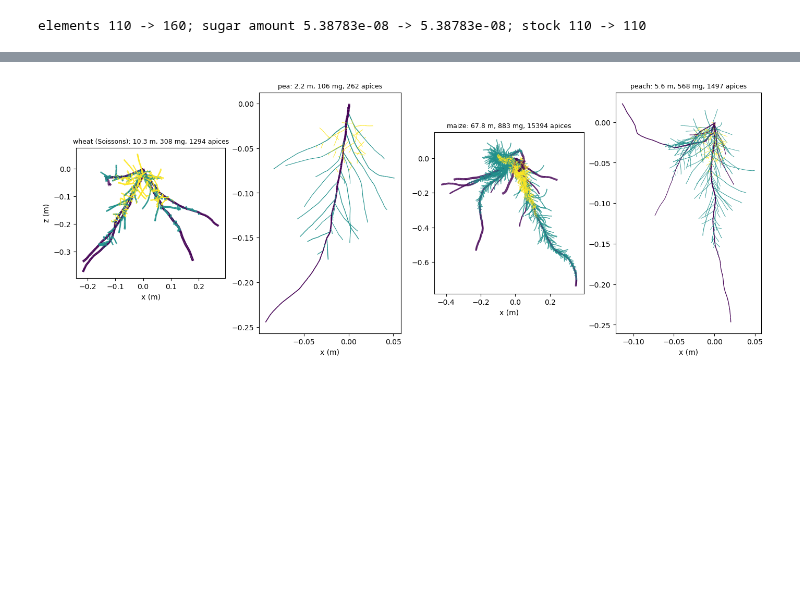
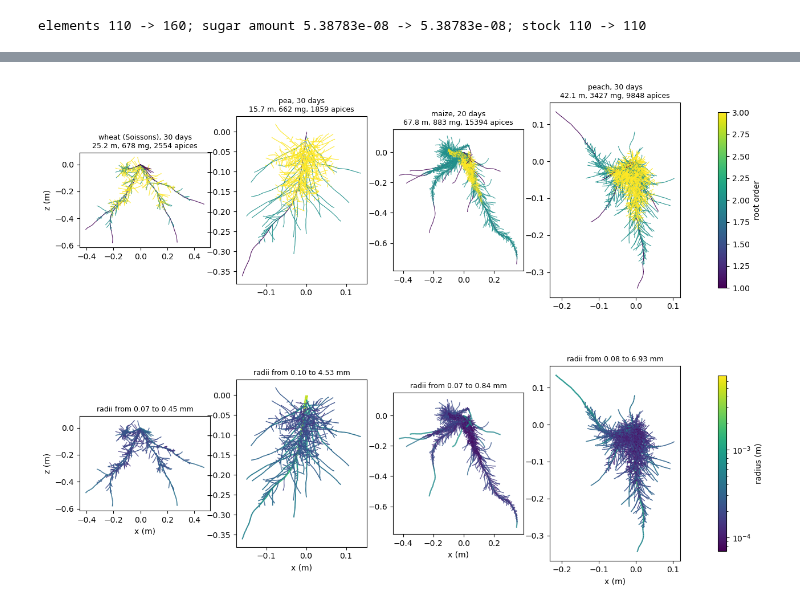
Before and after one commit to openalea/rhizodep, a Jupyter notebook: example/tutorials/tutorial_metafspm_01_root_growth.ipynb, the cells around one changed output, grey strips where cells are left out. Cells and saved outputs as stored; diff of their text form; code cells hidden in the pictures; blank space fills up the shorter version.

```diff
--- a/example/tutorials/tutorial_metafspm_01_root_growth.ipynb
+++ b/example/tutorials/tutorial_metafspm_01_root_growth.ipynb
@@ -234,7 +237,7 @@ import contextlib, io, time
 from openalea.metafspm.scene.population import planting_table
 from openalea.rhizodep.comparison.legacy_run import legacy_run
 
-n_plants, days = 16, 5
+n_plants, days = 16, 10
 scenarios = [{"parameters": dict(WHEAT_SOISSON, random_choice=1 + k)} for k in range(n_plants)]    # their own draws
 stand = planting_table(xrange=0.4, yrange=0.4, sowing_density=n_plants / 0.16, row_spacing=0.1, plant_models=[Roots],
                        plant_scenarios=[scenarios[0]], per_plant_scenarios=scenarios, exact=True, seed=0)
@@ -279,21 +289,37 @@ no gravitropism: the model is topological, its angles only drawn.)
 # %%
+from matplotlib.colors import LogNorm
 from openalea.rhizodep.parameter_sets import SPECIES
 
-days = 20
-fig, axes = plt.subplots(1, len(SPECIES), figsize=(17, 6))
-for ax, (species, parameters) in zip(axes, SPECIES.items()):
+days = {"maize": 20}                                               # 30 days for the others
+records = {}
+for species, parameters in SPECIES.items():
     if species.startswith("wheat"):                                # RootGrowth, its hexose given
         stand = Scene(planting(Roots, [{"parameters": parameters}]), time_step=3600)
     else:                                                          # RootArchitecture, potential growth
         own = {name: value for name, value in parameters.items() if name in RootArchitecture.__dataclass_fields__}
         stand = Scene(planting(Architecture, [{"parameters": own}]), time_step=3600)
-    stand.simulate(24 * days)
-    record = snapshot(stand)
-    draw_root_system(ax, record, color_by="root_order", vmin=1, vmax=3)
+    stand.simulate(24 * days.get(species, 30))
+    records[species] = snapshot(stand)
+
+radii_of = {species: np.array([record.props["radius"][vertex] for vertex in record.vertices]) for species, record in records.items()}
+smallest = min(radii[radii > 0].min() for radii in radii_of.values())
+largest = max(radii.max() for radii in radii_of.values())
+fig, axes = plt.subplots(2, len(SPECIES), figsize=(17, 11))
+for column, (species, record) in enumerate(records.items()):
+    orders = draw_root_system(axes[0, column], record, color_by="root_order", linewidth_by_radius=False, vmin=1, vmax=3)
+    radii = draw_root_system(axes[1, column], record, color_by="radius")
+    radii.set_norm(LogNorm(smallest, largest))                      # one scale for the four, logarithmic
+    radii.set_linewidths(0.3 + 4. * np.sqrt(radii.get_array() / largest))
     t = totals(record)
-    ax.set_title(f"{species}: {t['length']:.1f} m, {t['struct_mass'] * 1e3:.0f} mg, {t['apices']} apices", fontsize=9)
-    ax.set_xlabel("x (m)")
-axes[0].set_ylabel("z (m)")
+    axes[0, column].set_title(f"{species}, {days.get(species, 30)} days\n{t['length']:.1f} m, {t['struct_mass'] * 1e3:.0f} mg, {t['apices']} apices",
+                              fontsize=9)
+    axes[1, column].set_title(f"radii from {radii_of[species][radii_of[species] > 0].min() * 1e3:.2f} "
+                              f"to {radii_of[species].max() * 1e3:.2f} mm", fontsize=9)
+    axes[1, column].set_xlabel("x (m)")
+for row in axes:
+    row[0].set_ylabel("z (m)")
+fig.colorbar(orders, ax=axes[0].tolist(), label="root order", shrink=0.8)
+fig.colorbar(radii, ax=axes[1].tolist(), label="radius (m)", shrink=0.8)
 plt.show()
 # %% [output]
-[figure, old version]
+[figure, new version]
```
Also changed, not shown: parts of 4 cells of this notebook.
